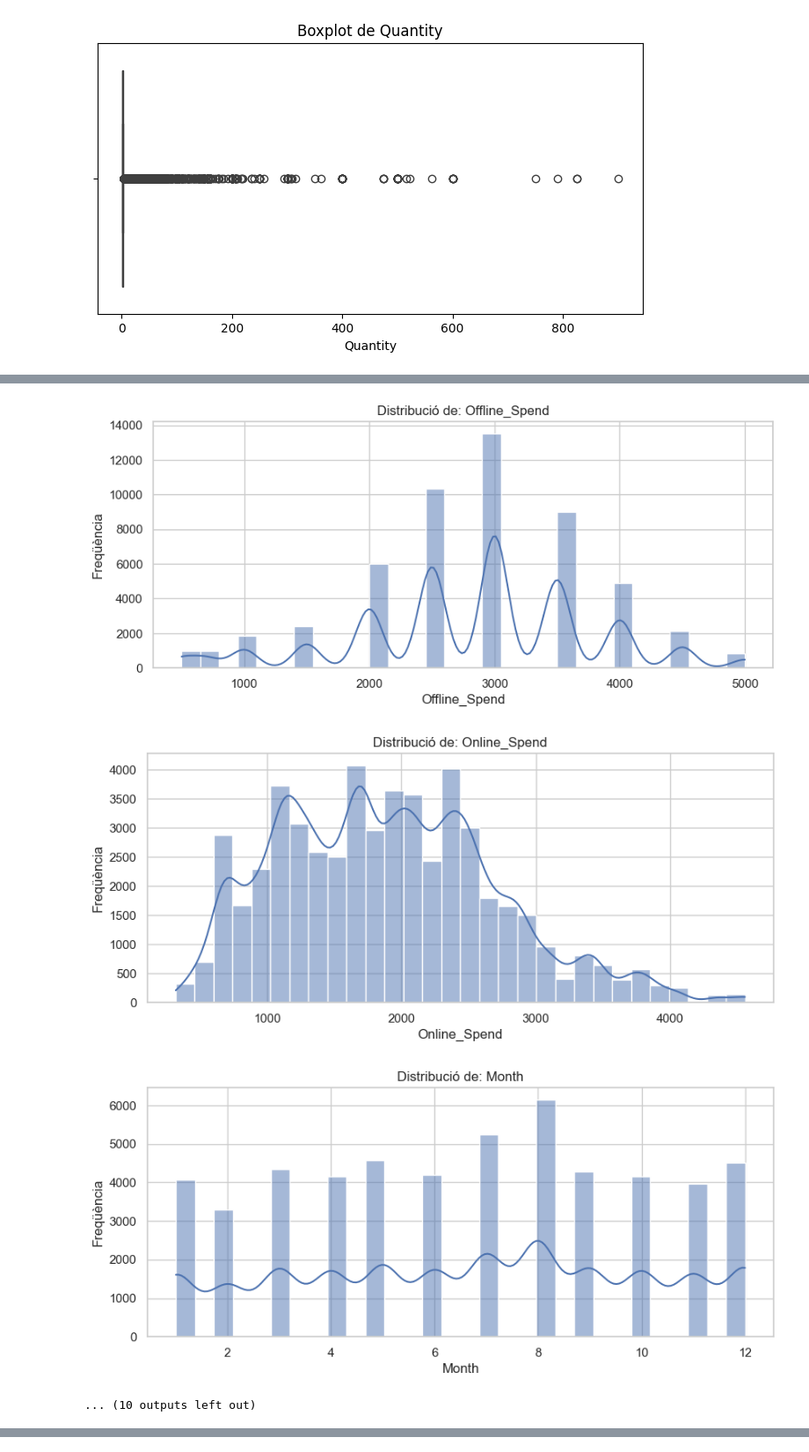
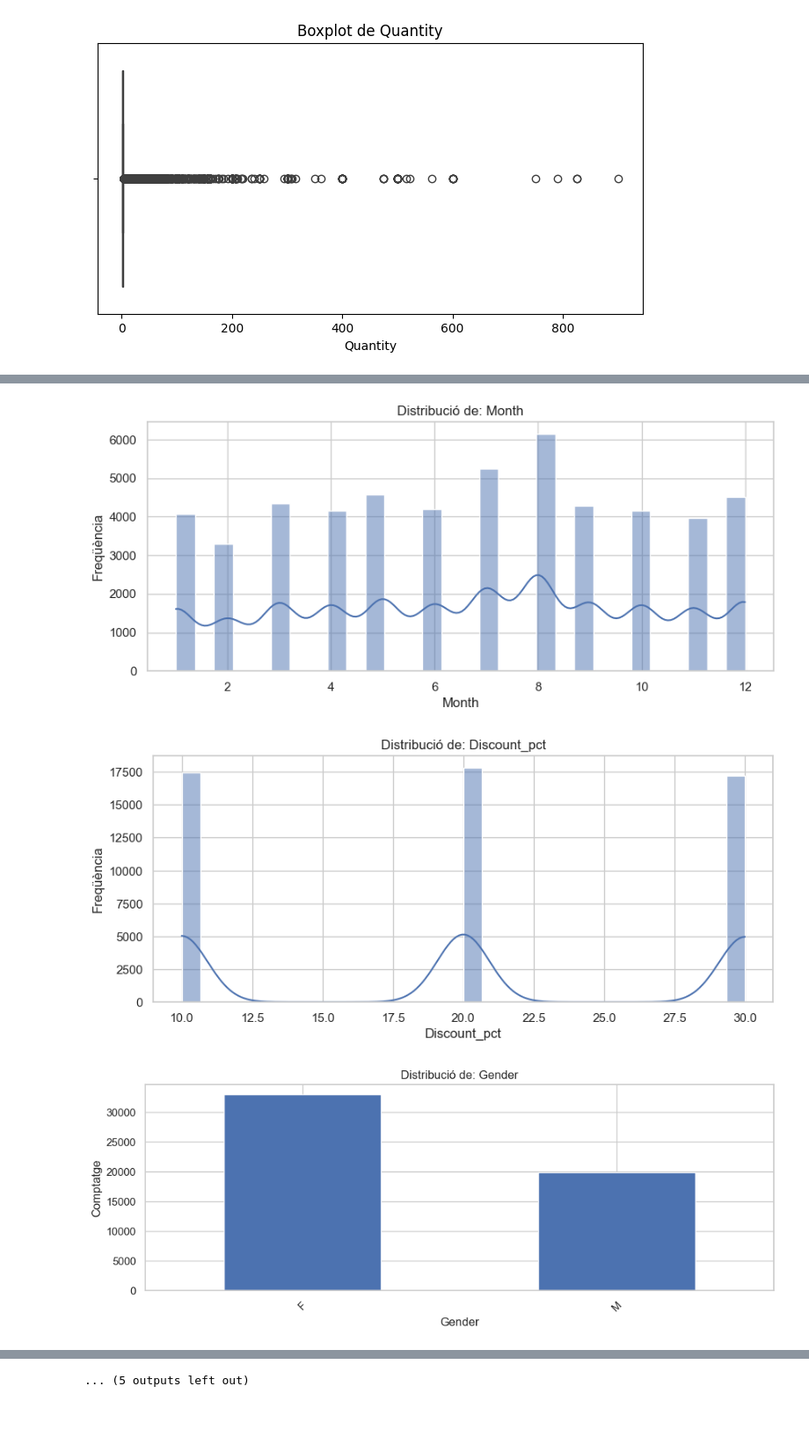
Before and after one commit to davidvilajosana/TFG_Product-Client-Relation, a Jupyter notebook: notebooks/analisi_dades.ipynb, the cells around one changed output, grey strips where cells are left out. Shown at 88% size. Cells and saved outputs as stored; diff of their text form; code cells hidden in the pictures; blank space fills up the shorter version.

```diff
--- a/notebooks/analisi_dades.ipynb
+++ b/notebooks/analisi_dades.ipynb
@@ -45,7 +45,7 @@ Discount_pct (numèrica): Percentatge de descompte aplicat a la transacció.
 import pandas as pd
 
 # Carreguem el CSV
-df = pd.read_csv('data/file.csv')
+df = pd.read_csv('../data/file.csv')
 
 # Mirem les primeres files
 print(df.head())
@@ -244,33 +225,67 @@ for var in variables:
 [figure]
 [figure]
 # %%
-#Visualització gràfica de les diferents dades
+# Visualització de la distribució de les variables numèriques (histogrames) i categòriques (gràfiques de barres)
 
 import pandas as pd
 import matplotlib.pyplot as plt
 import seaborn as sns
 
+# Estètica general
 sns.set(style="whitegrid")
-plt.figure(figsize=(14, 6))
 
-# Columnes numèriques: histogrames
-num_cols = df.select_dtypes(include='number').columns
+# Columnes a excloure
+exclude_cols = ['Unnamed: 0', 'CustomerID', 'TransactionID', 'Product_Description', 'Date']
+df_filtered = df.drop(columns=[col for col in exclude_cols if col in df.columns])
+
+# ---------- Numèriques: Histogrames ----------
+num_cols = df_filtered.select_dtypes(include='number').columns
 for col in num_cols:
     plt.figure(figsize=(10, 4))
-    sns.histplot(df[col], kde=True, bins=30)
+    sns.histplot(df_filtered[col], kde=True, bins=30)
     plt.title(f"Distribució de: {col}")
     plt.xlabel(col)
     plt.ylabel("Freqüència")
     plt.show()
 
-# Columnes categòriques: barres
-cat_cols = df.select_dtypes(include='object').columns
+# ---------- Categòriques: Gràfiques de barres ----------
+cat_cols = df_filtered.select_dtypes(include='object').columns
+
 for col in cat_cols:
-    plt.figure(figsize=(10, 4))
-    df[col].value_counts().plot(kind='bar')
-    plt.title(f"Distribució de: {col}")
-    plt.xlabel(col)
-    plt.ylabel("Comptatge")
-    plt.xticks(rotation=45)
-    plt.show()
+    if col == 'Product_SKU':
+        top_100 = df_filtered[col].value_counts().nlargest(100)
+        plt.figure(figsize=(14, 5))
+        top_100.plot(kind='bar')
+        plt.title(f"Top 100 {col}")
+        plt.xlabel(col)
+        plt.ylabel("Comptatge")
+        plt.xticks(rotation=90)
+        plt.tight_layout()
+        plt.show()
+
+    elif col == 'Transaction_Date':
+        # Converteix a datetime si no ho és
+        df_filtered[col] = pd.to_datetime(df_filtered[col], errors='coerce')
+
+        # Agrupem les dates per setmana
+        weekly = df_filtered[col].dt.to_period('W').value_counts().sort_index()
+
+        plt.figure(figsize=(14, 4))
+        weekly.plot(kind='bar')
+        plt.title("Nombre de transaccions per setmana")
+        plt.xlabel("Setmana")
+        plt.ylabel("Comptatge")
+        plt.xticks(rotation=45)
+        plt.tight_layout()
+        plt.show()
+
+    else:
+        plt.figure(figsize=(10, 4))
+        df_filtered[col].value_counts().plot(kind='bar')
+        plt.title(f"Distribució de: {col}")
+        plt.xlabel(col)
+        plt.ylabel("Comptatge")
+        plt.xticks(rotation=45)
+        plt.tight_layout()
+        plt.show()
 # %% [output]
@@ -286,4 +300,3 @@ for col in cat_cols:
-[figure, old version]
+[figure, new version]
-[figure, old version]
+[figure, new version]
-[figure, old version]
+[figure, new version]
-... (10 outputs left out)
@@ -290,3 +304,4 @@ for col in cat_cols:
+... (5 outputs left out)
 # %%
 from sklearn.preprocessing import LabelEncoder
 
```
Also changed, not shown: parts of 8 cells of this notebook, 3 other files.
